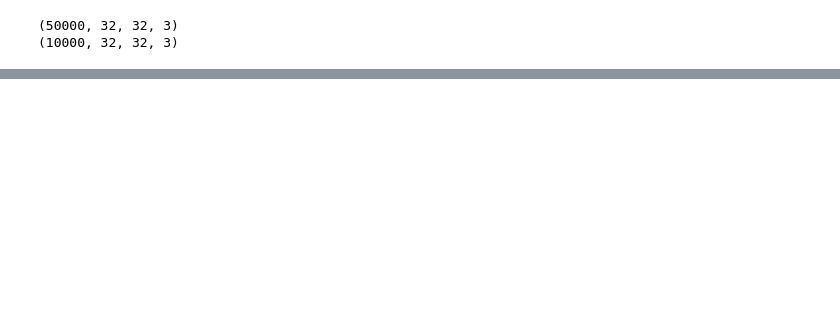
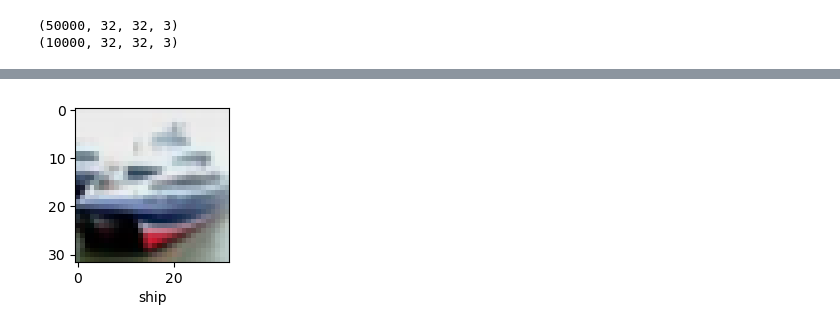
Before and after one commit to iAleeRaza/Image-Classification-Using-CNN, a Jupyter notebook: image_classification.ipynb, the cells around one changed output, grey strips where cells are left out. Saved outputs shown, nothing was run; the diff lists cells and outputs as text; code cells hidden in the pictures; blank space fills up the shorter version.

```diff
--- a/image_classification.ipynb
+++ b/image_classification.ipynb
@@ -33,0 +154,5 @@ array([[[ 59,  62,  63],
+# %%
+y_test = y_test.reshape(-1)
+plot_figure(X_test, y_test, 1)
+# %% [output]
+[figure, added]
```
Also changed, not shown: parts of 22 cells of this notebook.
